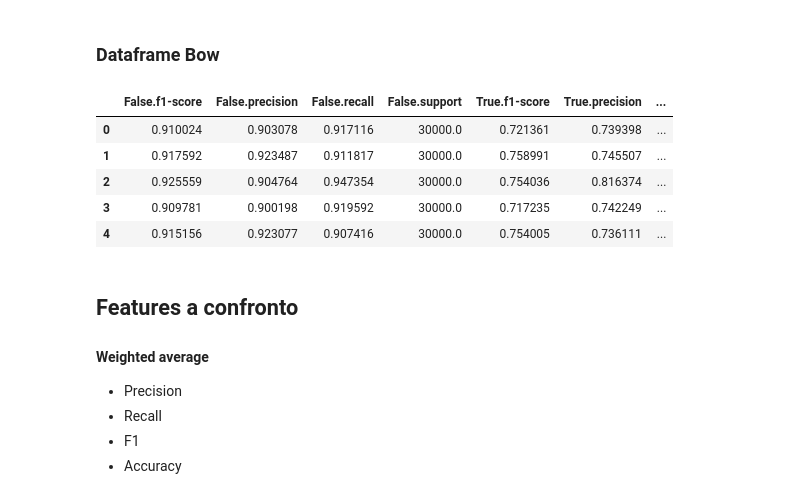
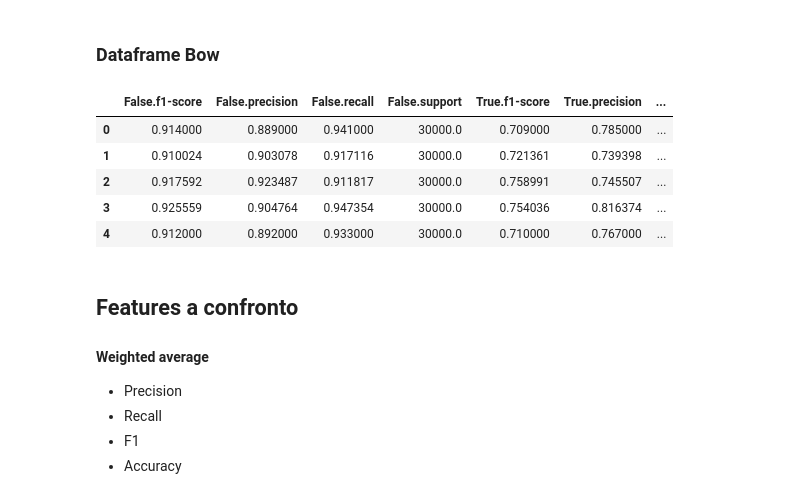
Before and after one commit to gianlucagiudice/irony-detection, a Jupyter notebook: notebooks/report_analysis.ipynb, the cells around one changed output. Saved outputs shown, nothing was run; the diff lists cells and outputs as text; code cells hidden in the pictures.

```diff
--- a/notebooks/report_analysis.ipynb
+++ b/notebooks/report_analysis.ipynb
@@ -46,39 +46,40 @@ from pandas.io.json import json_normalize
 
 CLASSIFIER_NAME = {
 	'DecisionTreeClassifier': 'DecisionTree',
 	'SVC': 'SVM',
-	'MultinomialNB': 'MultinomialNB'
+	'MultinomialNB': 'MultinomialNB',
+	'BayesianNetworks': 'BayesianNetworks'
 }
 # Read all data
 def read_report_file(report_file_list):
 	report_list = []
 	for report_file in report_file_list:
 		with open('{}/{}'.format(report_path, report_file)) as file:
 			data = json.load(file)
 			# Save data
 			out = dict()
 			out['classifier'] = CLASSIFIER_NAME[data['classifier']]
 			out['features'] = data['features']
 			out['confusion-matrix'] = data['overall']['confusion-matrix']
 			out.update(data['overall']['report'])
 			report_list.append(out)
 	# Radix sort
 	report_list.sort(key=lambda x: x['classifier'])
 	report_list.sort(key=lambda x: x['features'])
 	report_list.sort(key=lambda x: len(x['features'].split('-')))
 	return report_list
 
 # Flatten data
 report_bow = read_report_file(report_file_list_bow)
 df_bow = json_normalize(report_bow)
 df_bow.head()
 # %% [output]
 |  | False.f1-score | False.precision | False.recall | False.support | True.f1-score | True.precision | ... |
-| 0 | 0.910024 | 0.903078 | 0.917116 | 30000.0 | 0.721361 | 0.739398 | ... |
-| 1 | 0.917592 | 0.923487 | 0.911817 | 30000.0 | 0.758991 | 0.745507 | ... |
-| 2 | 0.925559 | 0.904764 | 0.947354 | 30000.0 | 0.754036 | 0.816374 | ... |
-| 3 | 0.909781 | 0.900198 | 0.919592 | 30000.0 | 0.717235 | 0.742249 | ... |
-| 4 | 0.915156 | 0.923077 | 0.907416 | 30000.0 | 0.754005 | 0.736111 | ... |
+| 0 | 0.914000 | 0.889000 | 0.941000 | 30000.0 | 0.709000 | 0.785000 | ... |
+| 1 | 0.910024 | 0.903078 | 0.917116 | 30000.0 | 0.721361 | 0.739398 | ... |
+| 2 | 0.917592 | 0.923487 | 0.911817 | 30000.0 | 0.758991 | 0.745507 | ... |
+| 3 | 0.925559 | 0.904764 | 0.947354 | 30000.0 | 0.754036 | 0.816374 | ... |
+| 4 | 0.912000 | 0.892000 | 0.933000 | 30000.0 | 0.710000 | 0.767000 | ... |
 # %% [markdown]
 ## Features a confronto
 #### Weighted average
```
Also changed, not shown: parts of 4 cells of this notebook, 8 other files.
